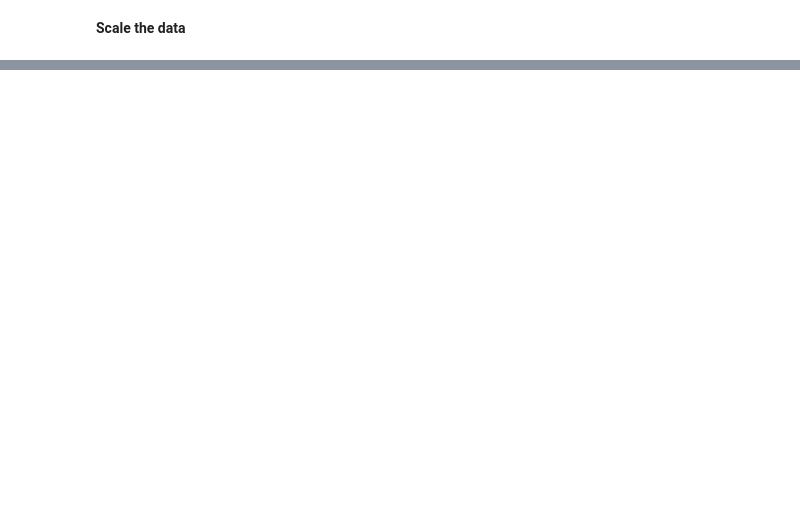
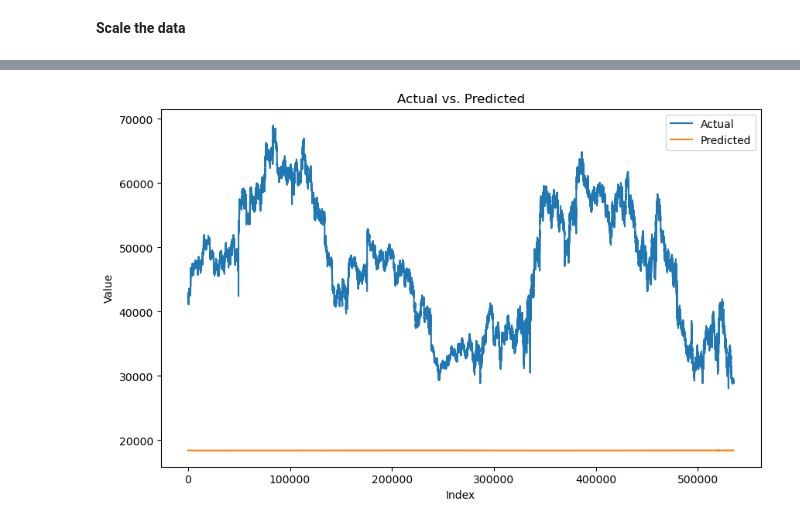
Before and after one commit to Bikram48/BitcoinPredictor, a Jupyter notebook: Bitcoin Price Prediction.ipynb, the cells around one changed output, grey strips where cells are left out. Cells and saved outputs as stored; diff of their text form; code cells hidden in the pictures; blank space fills up the shorter version.

```diff
--- a/Bitcoin Price Prediction.ipynb
+++ b/Bitcoin Price Prediction.ipynb
@@ -684,0 +826,3 @@ Root Mean Squared Error (RMSE): 0.0039426073096629705
+# %%
+trainX, trainY = create_dataset(train_scaled_data)
+testX, testY = create_dataset(test_scaled_data)
@@ -684,0 +866,2 @@ Root Mean Squared Error (RMSE): 0.0039426073096629705
+# %%
+hist = model.fit(trainX, trainY, epochs=10, batch_size=64, validation_split=0.35)
@@ -684,0 +889,2 @@ Root Mean Squared Error (RMSE): 0.0039426073096629705
+# %%
+bi_prediction = model.predict(testX)
@@ -684,0 +893,5 @@ Root Mean Squared Error (RMSE): 0.0039426073096629705
+# %%
+testY = scaler.inverse_transform(testY)
+y_pred = scaler.inverse_transform(bi_prediction)
+testY
+y_pred
@@ -684,0 +927,13 @@ Root Mean Squared Error (RMSE): 0.0039426073096629705
+# %%
+import matplotlib.pyplot as plt
+
+plt.figure(figsize=(10, 6))
+plt.plot(testY, label='Actual')
+plt.plot(y_pred, label='Predicted')
+plt.title('Actual vs. Predicted')
+plt.xlabel('Index')
+plt.ylabel('Value')
+plt.legend()
+plt.show()
+# %% [output]
+[figure, added]
```
Also changed, not shown: parts of 38 cells of this notebook.
